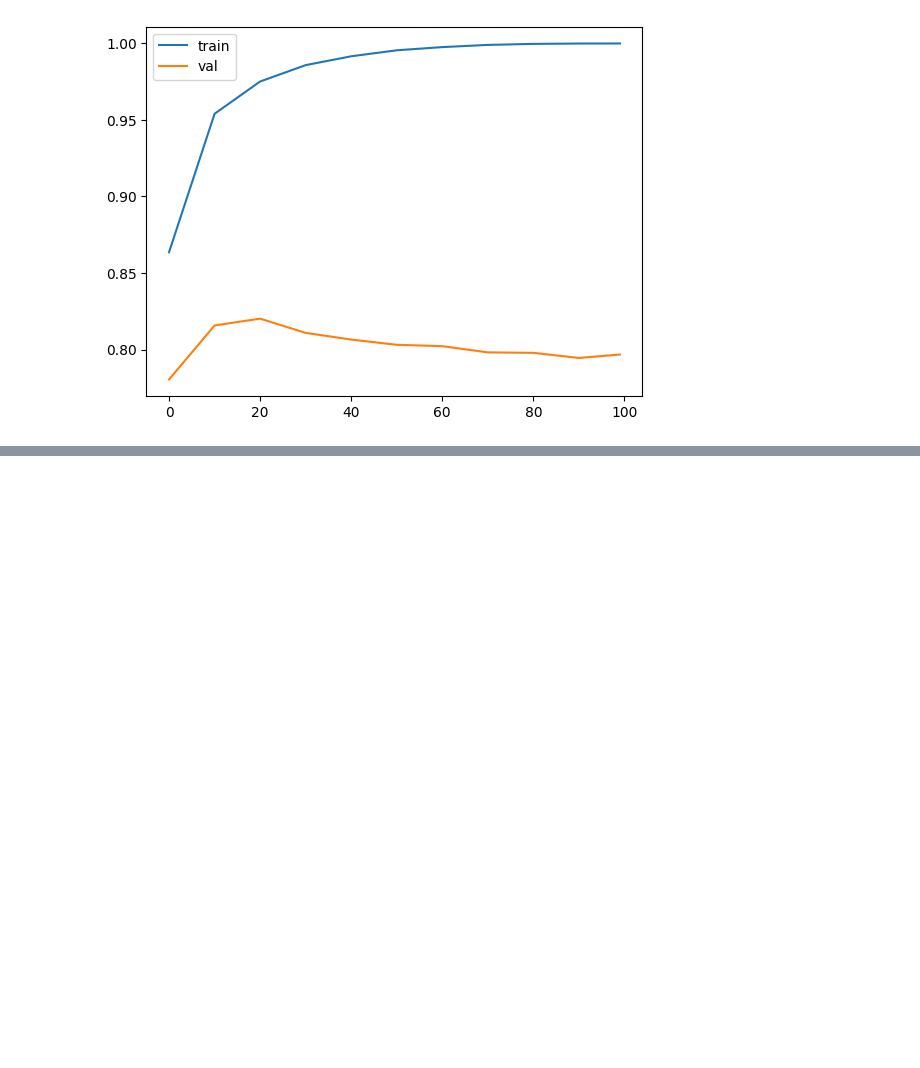
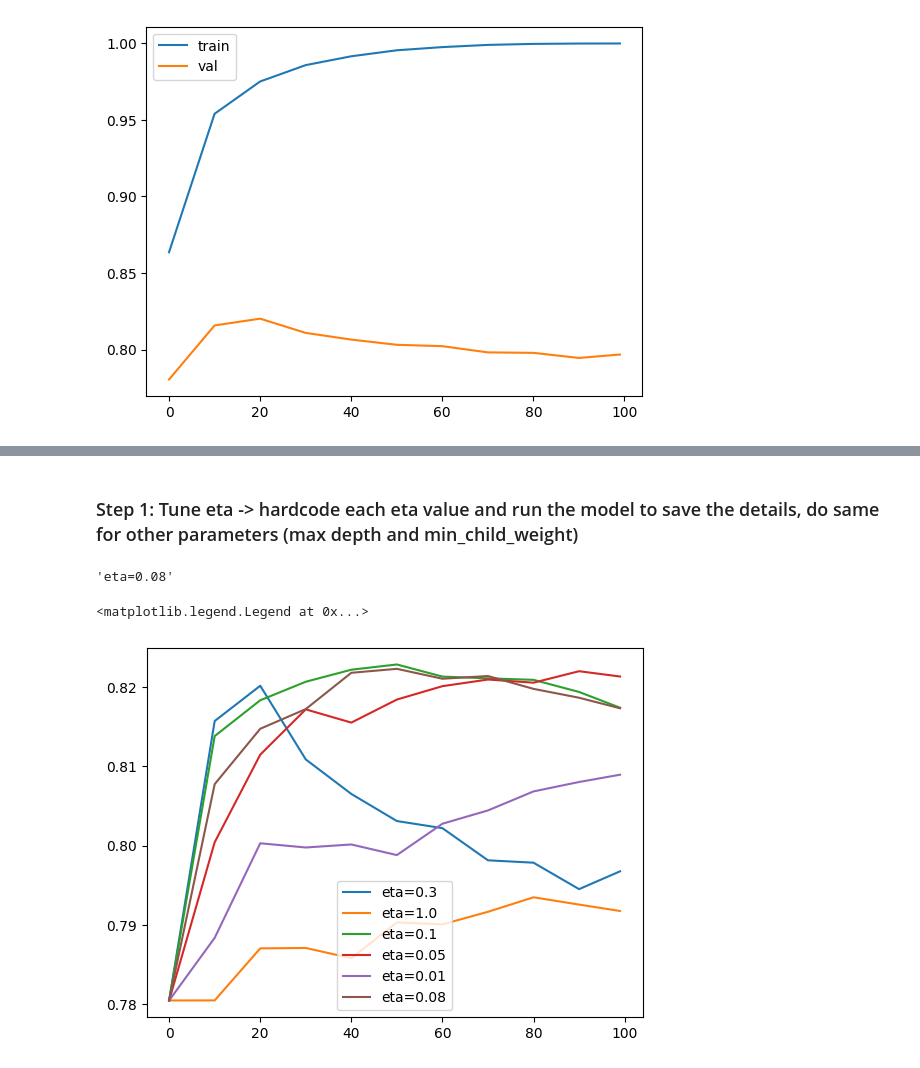
Before and after one commit to kelvin-meyet/MLOps-I-mlzmcmp, a Jupyter notebook: 04-trees_credit-risk/credit-risk-modelling.ipynb, the cells around one changed output, grey strips where cells are left out. Saved outputs shown, nothing was run; the diff lists cells and outputs as text; code cells hidden in the pictures; blank space fills up the shorter version.

```diff
--- a/04-trees_credit-risk/credit-risk-modelling.ipynb
+++ b/04-trees_credit-risk/credit-risk-modelling.ipynb
@@ -738,11 +738,11 @@ def parse_xgb_output(output):
     df_results = pd.DataFrame(results, columns=columns)
     return df_results #tree, aucs_train, aucs_val
 # %%
-df_score = parse_xgb_output(output)
-df_score
+df_scores = parse_xgb_output(output)
+df_scores
 
-plt.plot(df_score.num_iter, df_score.train_auc, label = 'train')
-plt.plot(df_score.num_iter,  df_score.val_auc, label = 'val')
+plt.plot(df_scores.num_iter, df_scores.train_auc, label = 'train')
+plt.plot(df_scores.num_iter,  df_scores.val_auc, label = 'val')
 plt.legend()
 # %% [output]
 <matplotlib.legend.Legend at 0x...>
@@ -755,0 +756,30 @@ Tuning the following parameters
+# %% [markdown]
+### Step 1: Tune eta  -> hardcode each eta value and run the model to save the details, do same for other parameters (max depth and min_child_weight)
+# %%
+scores = {}
+# %%
+%%capture output
+xgb_params = {
+    'eta': 0.08,  #lr - default is 0.3
+    'max_depth': 6, # depth of tree
+    'min_child_weight': 1, #same as min_samples_leaf
+
+    'objective':'binary:logistic',  #classication problem
+    'eval_metric': 'auc',
+
+    'nthread':8,  #parallelize
+    'seed':1,  #seed
+    'verbosity':1,  #verbosity (0,1,2)
+}
+
+model = xgb.train(xgb_params, #tuning parameters
+                  dtrain=xgb_train,
+                  num_boost_round= 100, #trees to grow
+                  verbose_eval = 10, # print evaluation at every 5 steps
+                  evals=watchlist)
+# %%
+key = 'eta=%s' % (xgb_params['eta'])
+scores[key] = parse_xgb_output(output)
+key
+# %% [output]
+'eta=0.08'
@@ -755,0 +788,8 @@ Tuning the following parameters
+# %%
+for key, df_score in scores.items():
+    plt.plot(df_score.num_iter, df_score.val_auc, label=key)
+
+plt.legend()
+# %% [output]
+<matplotlib.legend.Legend at 0x...>
+[figure, added]
```
Also changed, not shown: parts of 33 cells of this notebook.
